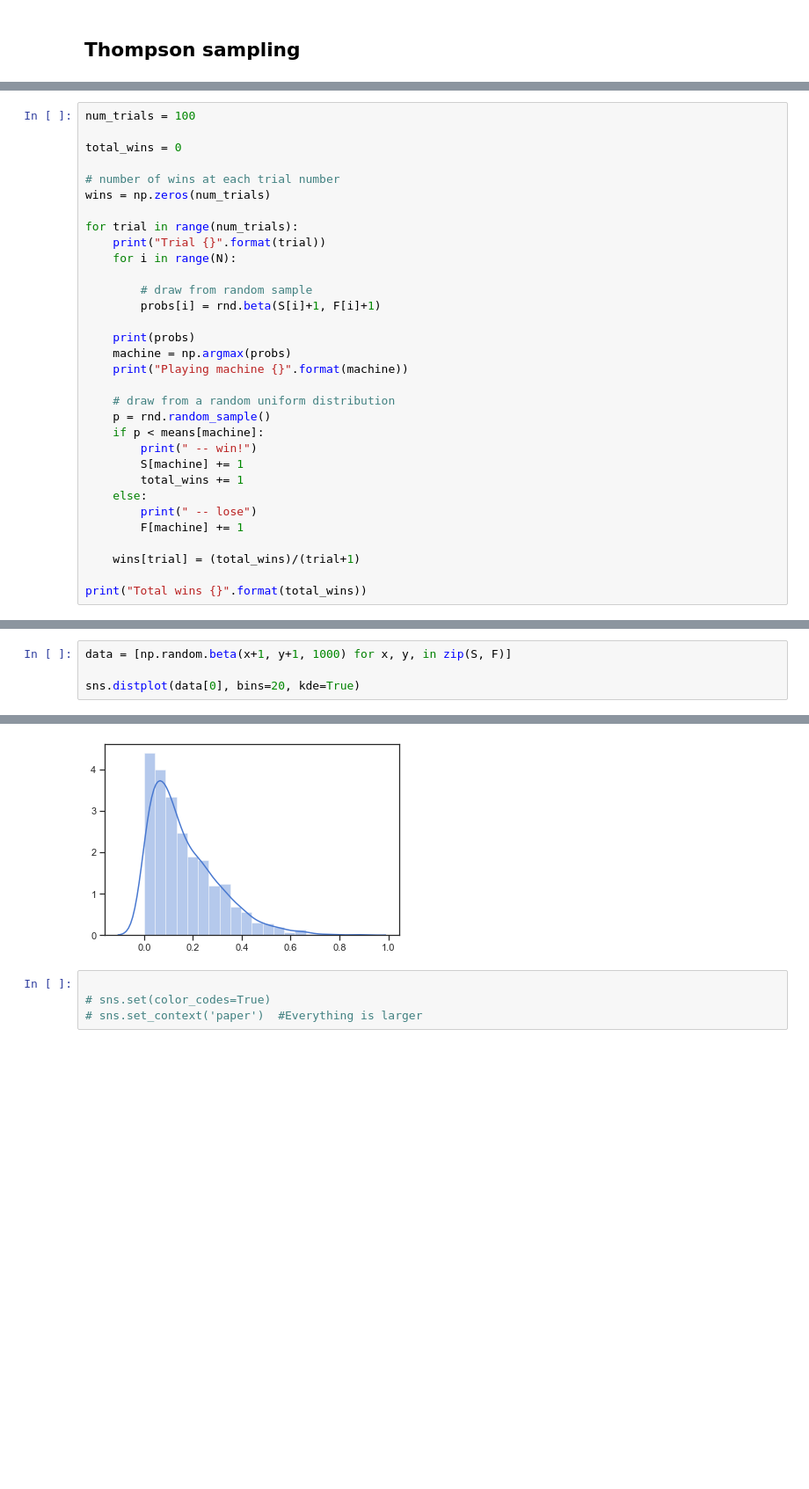
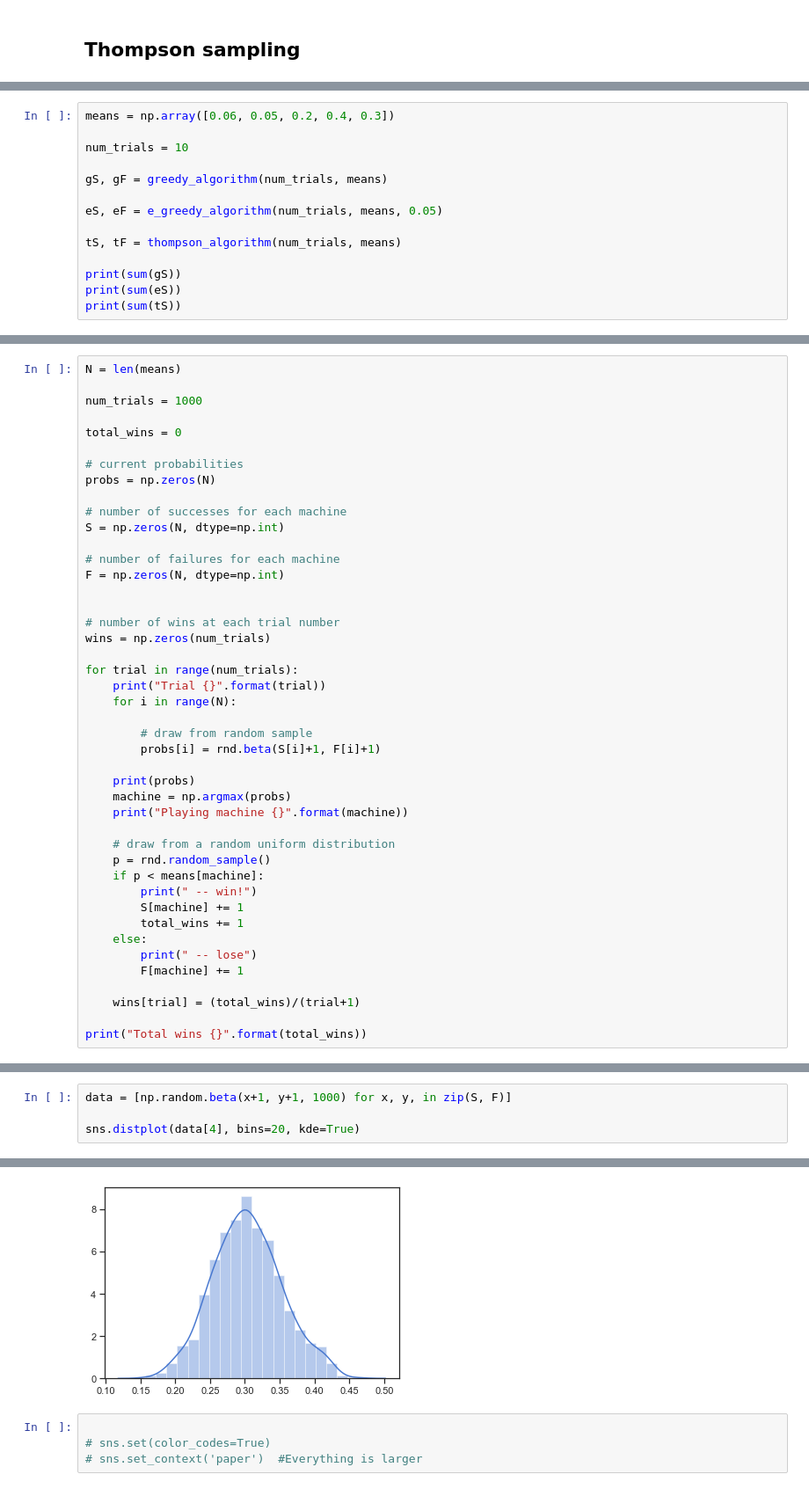
Before and after one commit to rfdickerson/multiarmed-bandits, a Jupyter notebook: Multi-armed bandits.ipynb, the cells around one changed output, grey strips where cells are left out. Shown at 88% size. Drawn from its saved outputs; the diff is of its cells as text; blank space fills up the shorter version.

```diff
--- a/Multi-armed bandits.ipynb
+++ b/Multi-armed bandits.ipynb
@@ -116,3 +106,17 @@ def thompson_algorithm(num_trials, means):
         pull_lever(machine, means, S, F)
 
     return S, F
+# %%
+means = np.array([0.06, 0.05, 0.2, 0.4, 0.3])
+
+num_trials = 10
+
+gS, gF = greedy_algorithm(num_trials, means)
+
+eS, eF = e_greedy_algorithm(num_trials, means, 0.05)
+
+tS, tF = thompson_algorithm(num_trials, means)
+
+print(sum(gS))
+print(sum(eS))
+print(sum(tS))
@@ -119,7 +127,19 @@ def thompson_algorithm(num_trials, means):
 # %%
-num_trials = 100
+N = len(means)
+
+num_trials = 1000
 
 total_wins = 0
+
+# current probabilities
+probs = np.zeros(N)
+
+# number of successes for each machine
+S = np.zeros(N, dtype=np.int)
+
+# number of failures for each machine
+F = np.zeros(N, dtype=np.int)
+
 
 # number of wins at each trial number
 wins = np.zeros(num_trials)
@@ -185,10 +206,10 @@ print(probs)
 # %%
 data = [np.random.beta(x+1, y+1, 1000) for x, y, in zip(S, F)]
 
-sns.distplot(data[0], bins=20, kde=True)
+sns.distplot(data[4], bins=20, kde=True)
 # %% [output]
 <matplotlib.axes._subplots.AxesSubplot at 0x...>
-[figure, old version]
+[figure, new version]
 # %%
 
 # sns.set(color_codes=True)
```
Also changed, not shown: parts of 9 cells of this notebook.
